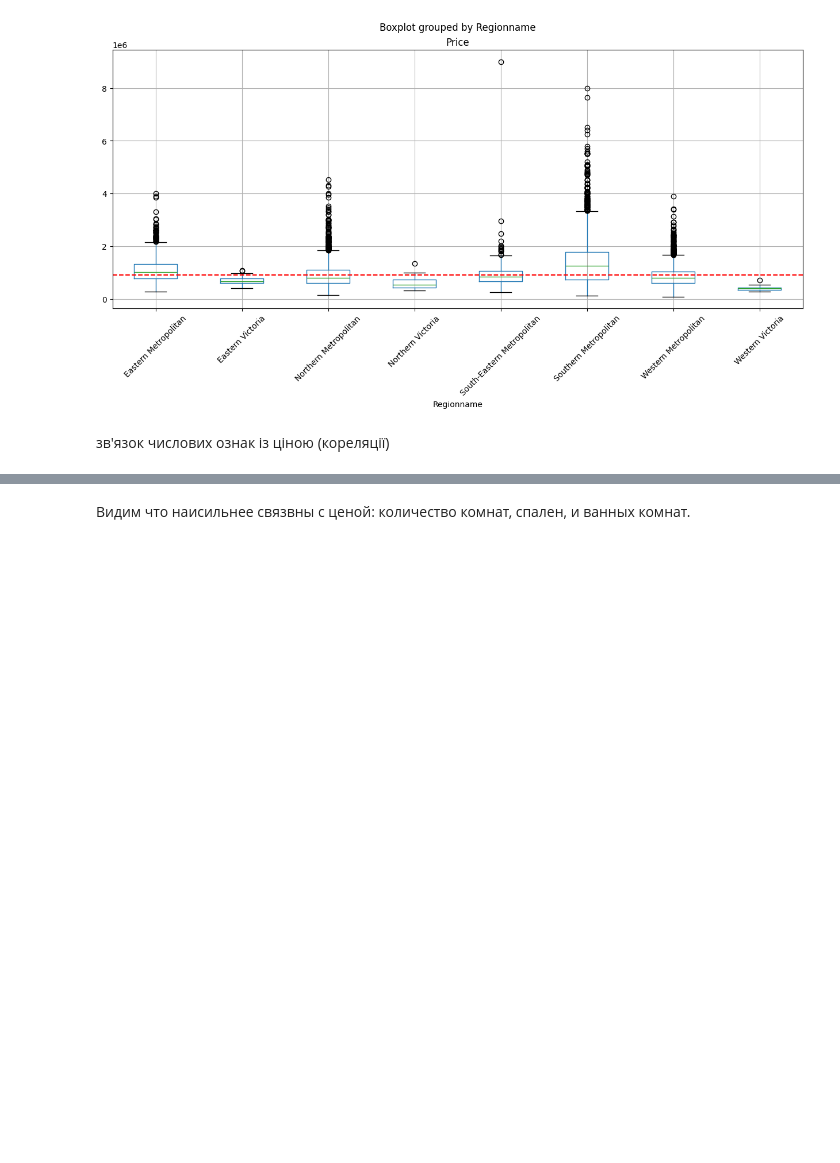
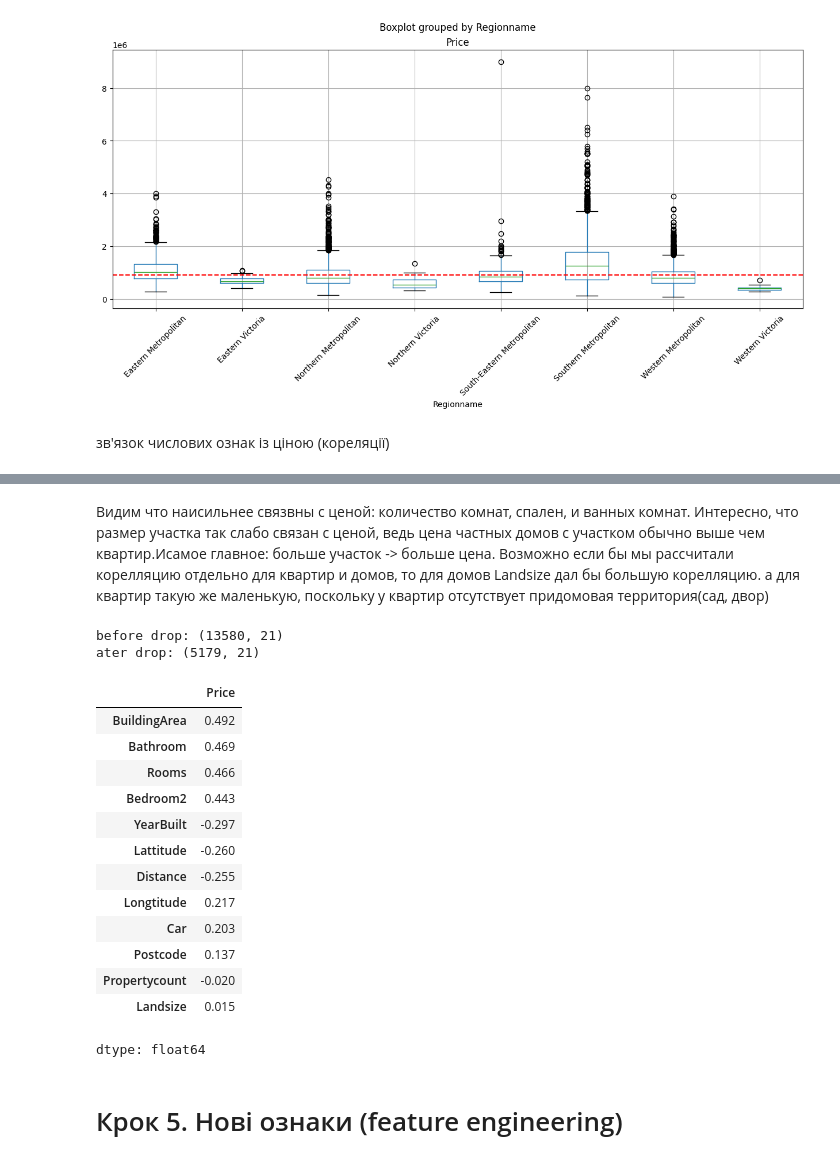
Before and after one commit to Alister44/Melbourne_Housing, a Jupyter notebook: notebooks/solution_easy.ipynb, the cells around one changed output, grey strips where cells are left out. Drawn from its saved outputs; the diff is of its cells as text; code cells hidden in the pictures; blank space fills up the shorter version.

```diff
--- a/notebooks/solution_easy.ipynb
+++ b/notebooks/solution_easy.ipynb
@@ -382,2 +368,28 @@ df[df['Bathroom']==0].head(15)
-# %% [markdown]
-Видим что наисильнее связвны с ценой: количество комнат, спален, и ванных комнат.
+# %% [markdown]
+Видим что наисильнее связвны с ценой: количество комнат, спален, и ванных комнат. Интересно, что размер участка так слабо связан с ценой, ведь цена частных домов с участком обычно выше чем квартир.Исамое главное: больше участок -> больше цена. Возможно если бы мы рассчитали корелляцию отдельно для квартир и домов, то для домов Landsize дал бы большую корелляцию. а для квартир такую же маленькую, поскольку у квартир отсутствует придомовая территория(сад, двор)
+# %%
+df_drop = df.copy()
+df_drop = df_drop.dropna()
+print("before drop:", df.shape)
+print("ater drop:", df_drop.shape)
+num = df_drop.select_dtypes("number")
+num.corr()['Price'].drop("Price").sort_values(key=abs, ascending=False).round(3)
+# %% [output]
+before drop: (13580, 21)
+ater drop: (5179, 21)
+|  | Price |
+| BuildingArea | 0.492 |
+| Bathroom | 0.469 |
+| Rooms | 0.466 |
+| Bedroom2 | 0.443 |
+| YearBuilt | -0.297 |
+| Lattitude | -0.260 |
+| Distance | -0.255 |
+| Longtitude | 0.217 |
+| Car | 0.203 |
+| Postcode | 0.137 |
+| Propertycount | -0.020 |
+| Landsize | 0.015 |
+dtype: float64
+# %% [markdown]
+# Крок 5. Нові ознаки (feature engineering)
```
Also changed, not shown: parts of 21 cells of this notebook.
